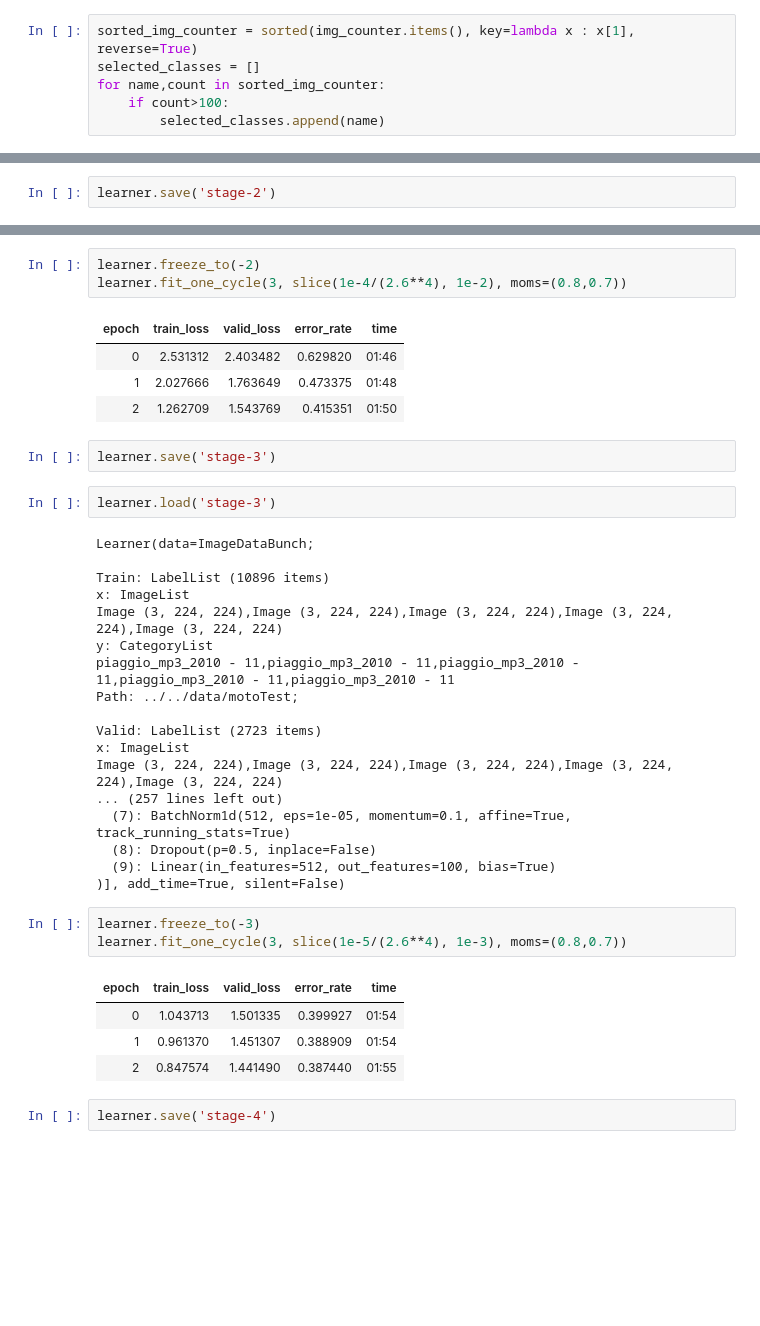
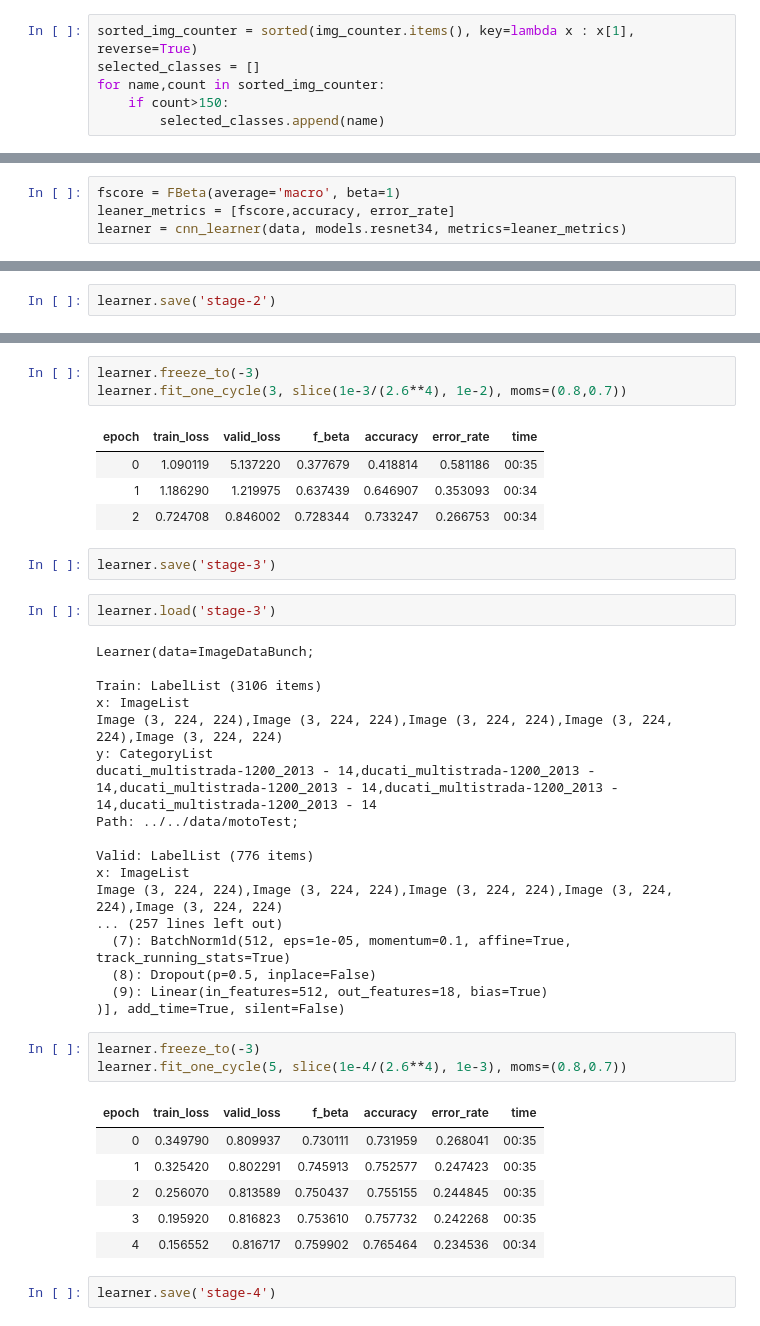
Before and after one commit to jacekfilipczuk/fastai_course-v3, a Jupyter notebook: nbs/My_version_dl1/lesson1-image-classification.ipynb, the cells around one changed output, grey strips where cells are left out. Drawn from its saved outputs; the diff is of its cells as text; blank space fills up the shorter version.

```diff
--- a/nbs/My_version_dl1/lesson1-image-classification.ipynb
+++ b/nbs/My_version_dl1/lesson1-image-classification.ipynb
@@ -72,7 +62,7 @@ for img in file_names:
 sorted_img_counter = sorted(img_counter.items(), key=lambda x : x[1], reverse=True)
 selected_classes = []
 for name,count in sorted_img_counter:
-    if count>100:
+    if count>150:
         selected_classes.append(name)
 # %%
 selected_file_names = [img_name for img_name in file_names if f(str(img_name)) in selected_classes]
@@ -121,3 +113,7 @@ learner = cnn_learner(data, models.resnet34, metrics=error_rate)
+# %%
+fscore = FBeta(average='macro', beta=1)
+leaner_metrics = [fscore,accuracy, error_rate]
+learner = cnn_learner(data, models.resnet34, metrics=leaner_metrics)
 # %%
 learner.fit_one_cycle(4)
 # %% [output]
@@ -191,12 +188,12 @@ Image (3, 224, 224),Image (3, 224, 224),Image (3, 224, 224),Image (3, 224, 224),
 )], add_time=True, silent=False)
 # %%
-learner.freeze_to(-2)
-learner.fit_one_cycle(3, slice(1e-4/(2.6**4), 1e-2), moms=(0.8,0.7))
+learner.freeze_to(-3)
+learner.fit_one_cycle(3, slice(1e-3/(2.6**4), 1e-2), moms=(0.8,0.7))
 # %% [output]
-| epoch | train_loss | valid_loss | error_rate | time |
-| 0 | 2.531312 | 2.403482 | 0.629820 | 01:46 |
-| 1 | 2.027666 | 1.763649 | 0.473375 | 01:48 |
-| 2 | 1.262709 | 1.543769 | 0.415351 | 01:50 |
+| epoch | train_loss | valid_loss | f_beta | accuracy | error_rate | time |
+| 0 | 1.090119 | 5.137220 | 0.377679 | 0.418814 | 0.581186 | 00:35 |
+| 1 | 1.186290 | 1.219975 | 0.637439 | 0.646907 | 0.353093 | 00:34 |
+| 2 | 0.724708 | 0.846002 | 0.728344 | 0.733247 | 0.266753 | 00:34 |
 # %%
 learner.save('stage-3')
 # %%
@@ -204,29 +201,31 @@ learner.load('stage-3')
 # %% [output]
 Learner(data=ImageDataBunch;
 
-Train: LabelList (10896 items)
+Train: LabelList (3106 items)
 x: ImageList
 Image (3, 224, 224),Image (3, 224, 224),Image (3, 224, 224),Image (3, 224, 224),Image (3, 224, 224)
 y: CategoryList
-piaggio_mp3_2010 - 11,piaggio_mp3_2010 - 11,piaggio_mp3_2010 - 11,piaggio_mp3_2010 - 11,piaggio_mp3_2010 - 11
+ducati_multistrada-1200_2013 - 14,ducati_multistrada-1200_2013 - 14,ducati_multistrada-1200_2013 - 14,ducati_multistrada-1200_2013 - 14,ducati_multistrada-1200_2013 - 14
 Path: ../../data/motoTest;
 
-Valid: LabelList (2723 items)
+Valid: LabelList (776 items)
 x: ImageList
 Image (3, 224, 224),Image (3, 224, 224),Image (3, 224, 224),Image (3, 224, 224),Image (3, 224, 224)
 ... (257 lines left out)
   (7): BatchNorm1d(512, eps=1e-05, momentum=0.1, affine=True, track_running_stats=True)
   (8): Dropout(p=0.5, inplace=False)
-  (9): Linear(in_features=512, out_features=100, bias=True)
+  (9): Linear(in_features=512, out_features=18, bias=True)
 )], add_time=True, silent=False)
 # %%
 learner.freeze_to(-3)
-learner.fit_one_cycle(3, slice(1e-5/(2.6**4), 1e-3), moms=(0.8,0.7))
+learner.fit_one_cycle(5, slice(1e-4/(2.6**4), 1e-3), moms=(0.8,0.7))
 # %% [output]
-| epoch | train_loss | valid_loss | error_rate | time |
-| 0 | 1.043713 | 1.501335 | 0.399927 | 01:54 |
-| 1 | 0.961370 | 1.451307 | 0.388909 | 01:54 |
-| 2 | 0.847574 | 1.441490 | 0.387440 | 01:55 |
+| epoch | train_loss | valid_loss | f_beta | accuracy | error_rate | time |
+| 0 | 0.349790 | 0.809937 | 0.730111 | 0.731959 | 0.268041 | 00:35 |
+| 1 | 0.325420 | 0.802291 | 0.745913 | 0.752577 | 0.247423 | 00:35 |
+| 2 | 0.256070 | 0.813589 | 0.750437 | 0.755155 | 0.244845 | 00:35 |
+| 3 | 0.195920 | 0.816823 | 0.753610 | 0.757732 | 0.242268 | 00:35 |
+| 4 | 0.156552 | 0.816717 | 0.759902 | 0.765464 | 0.234536 | 00:34 |
 # %%
 learner.save('stage-4')
 # %%
```
Also changed, not shown: parts of 24 cells of this notebook, 2 other files.
